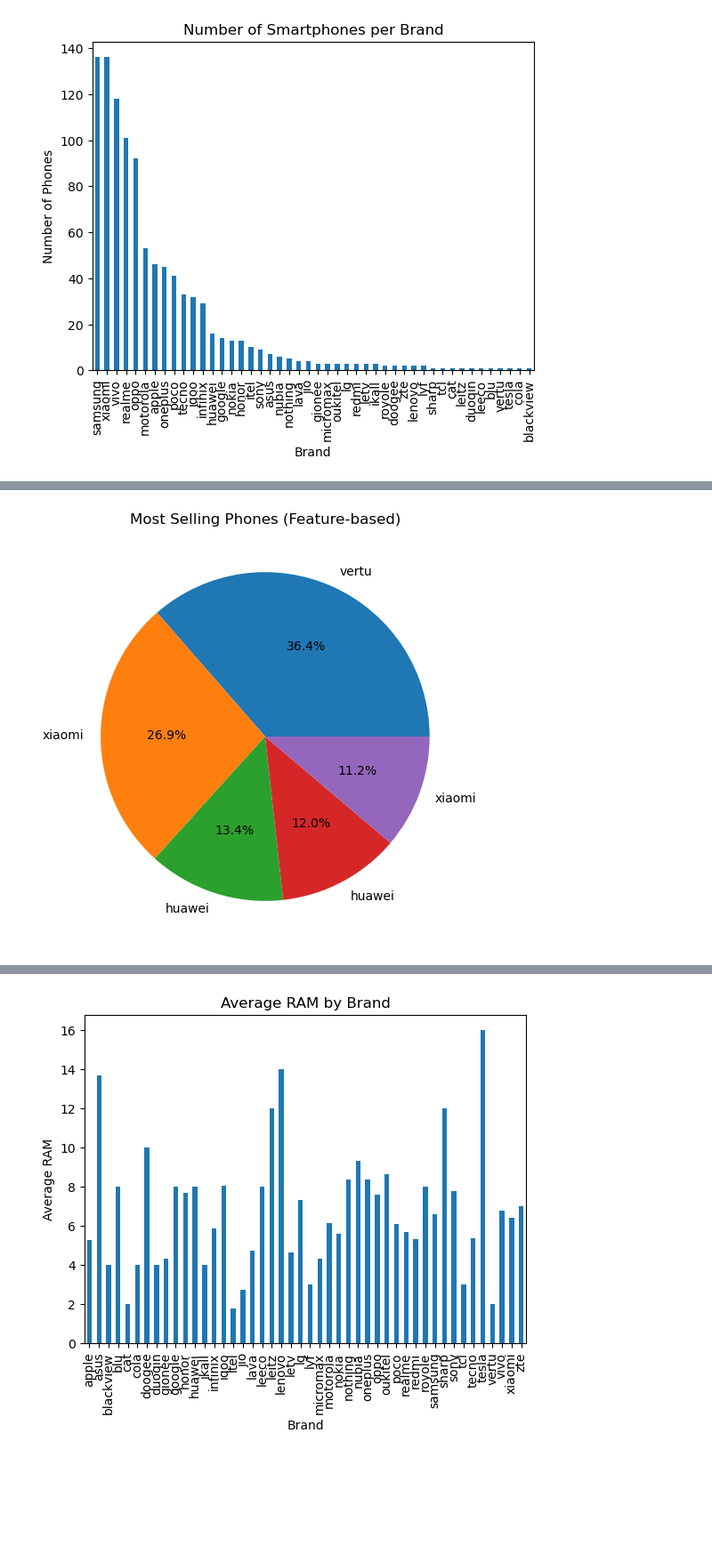
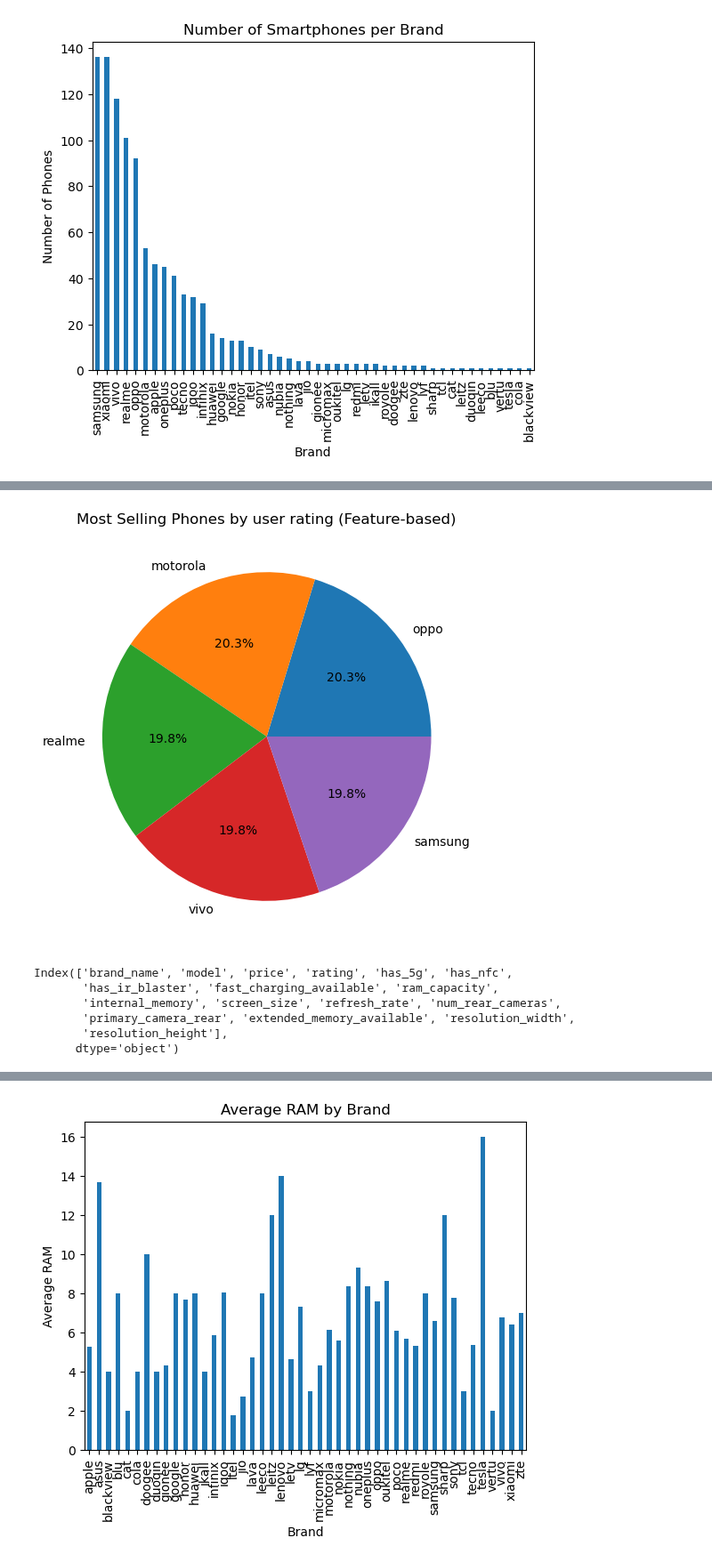
Before and after one commit to ganeshpariyar99/AICoursework, a Jupyter notebook: coursework.ipynb, the cells around one changed output, grey strips where cells are left out. Shown at 89% size. Saved outputs shown, nothing was run; the diff lists cells and outputs as text; code cells hidden in the pictures; blank space fills up the shorter version.

```diff
--- a/coursework.ipynb
+++ b/coursework.ipynb
@@ -192,15 +193,24 @@ Index(['brand_name', 'model', 'price', 'has_5g', 'has_nfc', 'has_ir_blaster',
       dtype='object')
 # %%
 top5_models = (
-    data.sort_values('price', ascending=False)
+    data.sort_values('rating', ascending=False)
     .head(5)
-    .set_index('brand_name')['price']
+    .set_index('brand_name')['rating']
 )
 
 plt.figure(figsize=(6, 6))
 top5_models.plot(kind='pie', autopct='%1.1f%%')
 plt.ylabel("")
-plt.title("Most Selling Phones (Feature-based)")
+plt.title("Most Selling Phones by user rating (Feature-based)")
 plt.show()
 # %% [output]
-[figure, old version]
+[figure, new version]
+# %%
+print(data.columns)
+# %% [output]
+Index(['brand_name', 'model', 'price', 'rating', 'has_5g', 'has_nfc',
+       'has_ir_blaster', 'fast_charging_available', 'ram_capacity',
+       'internal_memory', 'screen_size', 'refresh_rate', 'num_rear_cameras',
+       'primary_camera_rear', 'extended_memory_available', 'resolution_width',
+       'resolution_height'],
+      dtype='object')
```
Also changed, not shown: parts of 19 cells of this notebook, 1 other file.
